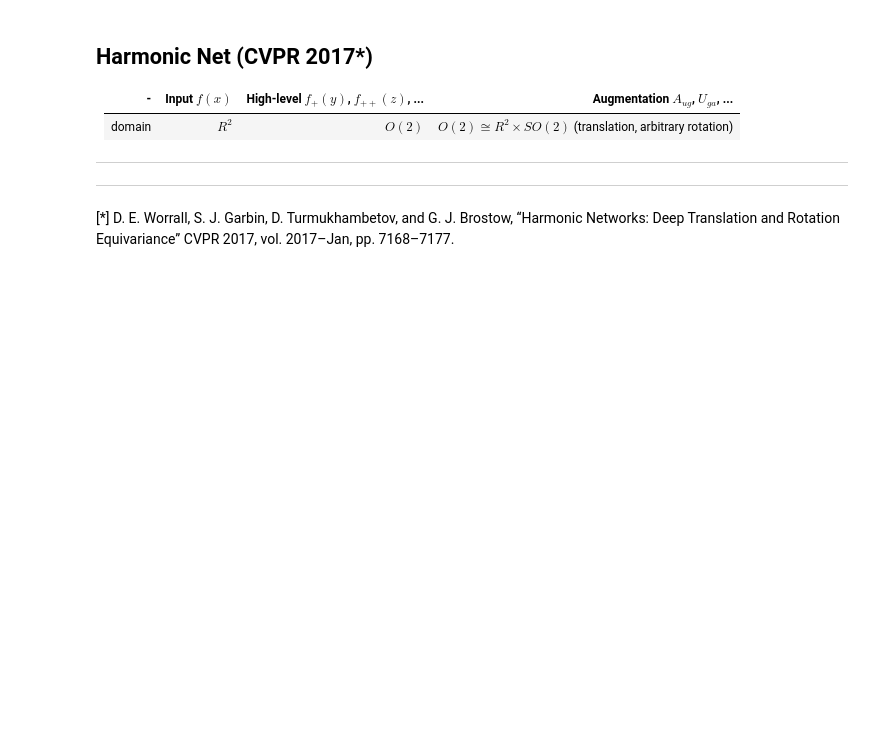
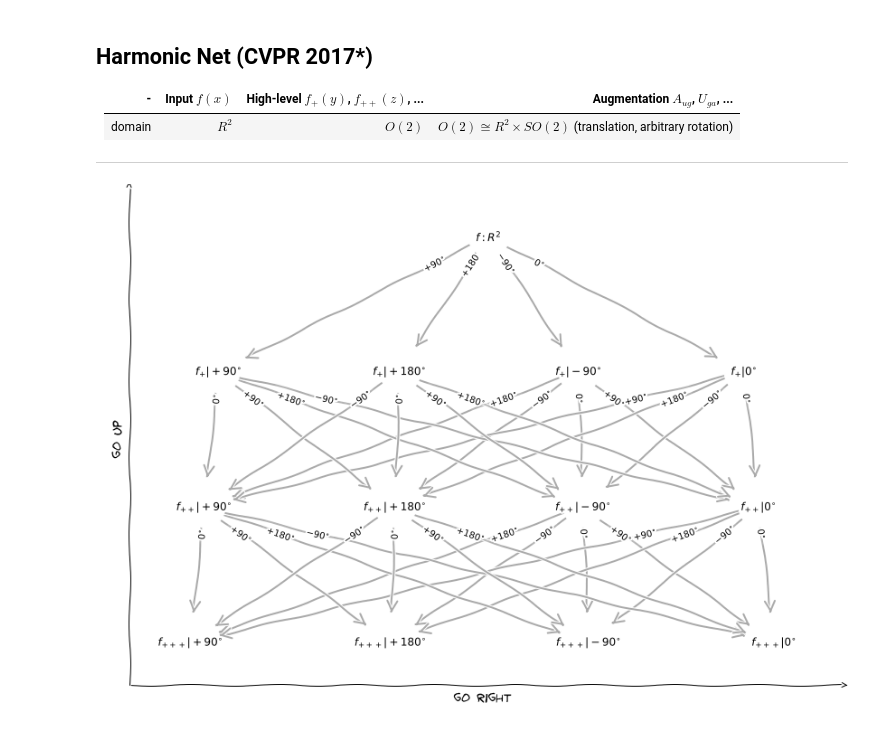
Before and after one commit to tribbloid/convnet-abstraction, a Jupyter notebook: slide/E-spectral.ipynb, the cells around one changed output. Cells and saved outputs as stored; diff of their text form; code cells hidden in the pictures; blank space fills up the shorter version.

```diff
--- a/slide/E-spectral.ipynb
+++ b/slide/E-spectral.ipynb
@@ -137,9 +139,38 @@ Convnet layers are small and use low-frequency features, so:
 | domain | $R^2$ | $O(2)$ | $O(2) \cong R^2 \times SO(2)$ (translation, arbitrary rotation)
 
 ---
-
-
-
----
-
-[*] D. E. Worrall, S. J. Garbin, D. Turmukhambetov, and G. J. Brostow, “Harmonic Networks: Deep Translation and Rotation Equivariance” CVPR 2017, vol. 2017–Jan, pp. 7168–7177.
+# %%
+g = nx.DiGraph(directed=True)
+
+tail = "$f: R^2$"
+
+angles = [0, 1]
+
+def repr(v: int) -> str:
+    r = regularize(v)
+    if r > 0:
+        return f"+{str(r)}^{{\circ}}"
+    else:
+        return f"{str(r)}^{{\circ}}"
+
+sub = "+"
+subPlus = ""
+
+for i in angles:
+    node = f"$f_{{{sub}}} | {repr(i)}$"
+    g.add_edge(tail, node, text=f"${repr(i)}$")
+
+for epoch in range(1, 3):
+    subPlus = f"{sub}+"
+    for i in angles:
+        for j in angles:
+            prev = f"$f_{{{sub}}} | {repr(i)}$"
+            node = f"$f_{{{subPlus}}} | {repr(j)}$"
+            g.add_edge(prev, node, text=f"${repr(j - i)}$")
+    sub = subPlus
+
+drawGraph(g, font='humor sans', label_pos=0.8)
+
+plt.show()
+# %% [output]
+[figure, added]
```
Also changed, not shown: parts of 12 cells of this notebook, 24 other files.
